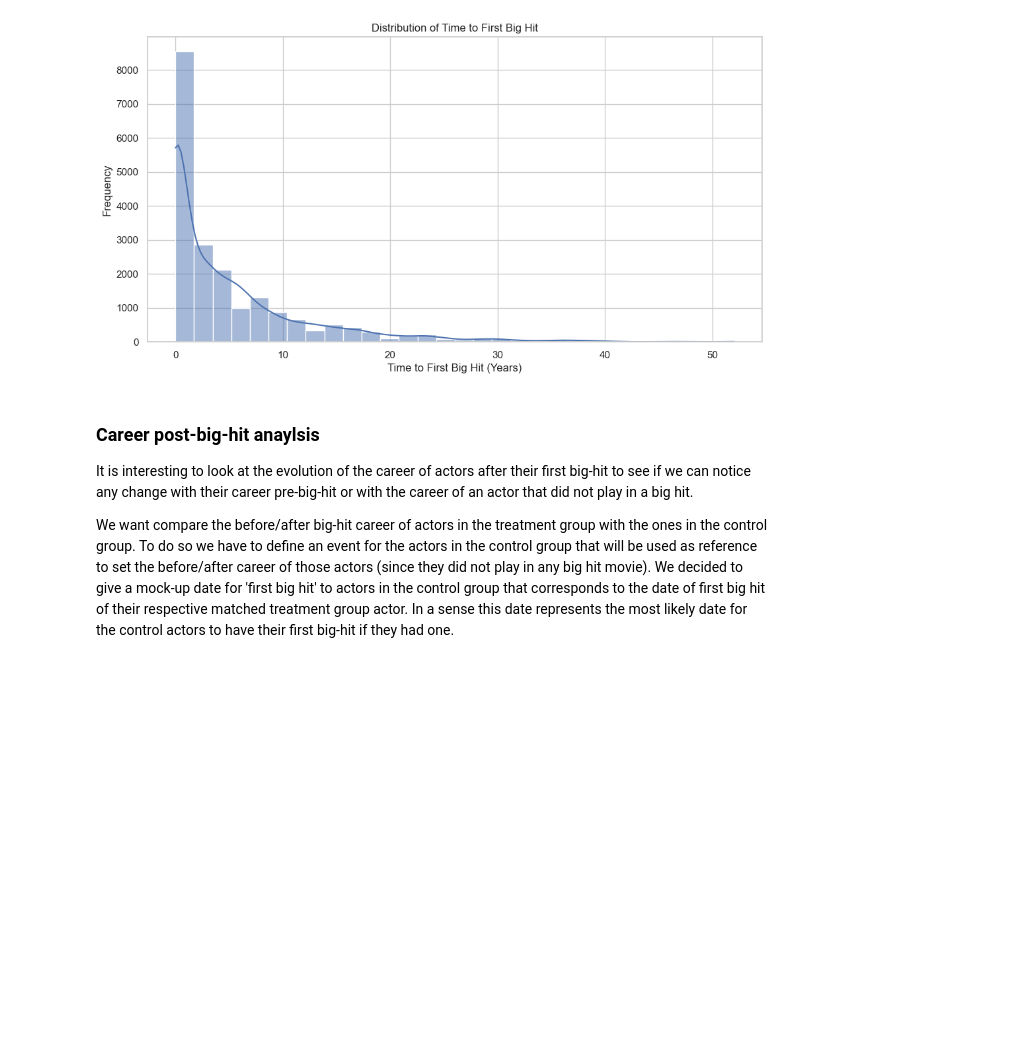
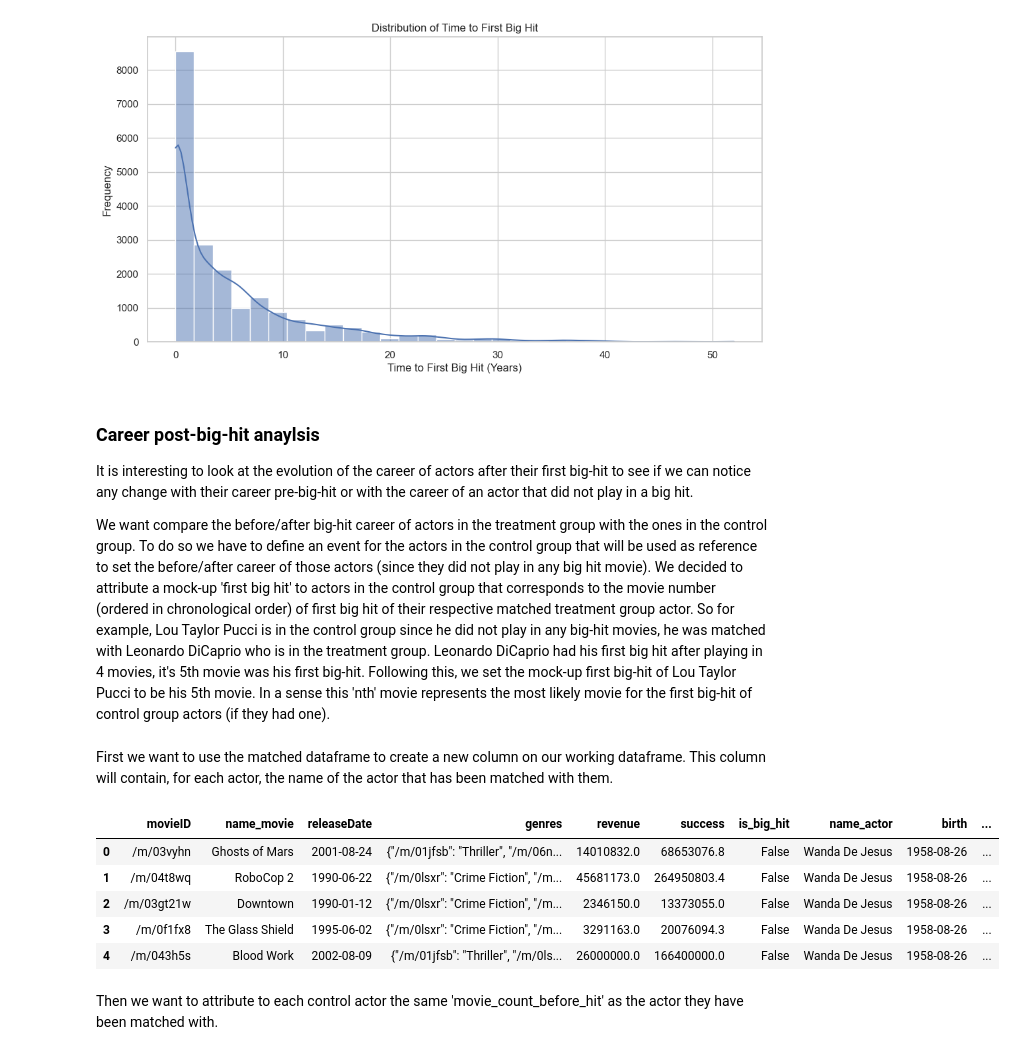
Before and after one commit to epfl-ada/ada-2023-project-pinacolada23, a Jupyter notebook: observational_study.ipynb, the cells around one changed output. Saved outputs shown, nothing was run; the diff lists cells and outputs as text; code cells hidden in the pictures; blank space fills up the shorter version.

```diff
--- a/observational_study.ipynb
+++ b/observational_study.ipynb
@@ -185,5 +187,38 @@ plt.show()
 
 It is interesting to look at the evolution of the career of actors after their first big-hit to see if we can notice any change with their career pre-big-hit or with the career of an actor that did not play in a big hit.
 
-We want compare the before/after big-hit career of actors in the treatment group with the ones in the control group. To do so we have to define an event for the actors in the control group that will be used as reference to set the before/after career of those actors (since they did not play in any big hit movie). We decided to give a mock-up date for 'first big hit' to actors in the control group that corresponds to the date of first big hit of their respective matched treatment group actor. In a sense this date represents the most likely date for the control actors to have their first big-hit if they had one.
+We want compare the before/after big-hit career of actors in the treatment group with the ones in the control group. To do so we have to define an event for the actors in the control group that will be used as reference to set the before/after career of those actors (since they did not play in any big hit movie). We decided to attribute a mock-up 'first big hit' to actors in the control group that corresponds to the movie number (ordered in chronological order) of first big hit of their respective matched treatment group actor. So for example, Lou Taylor Pucci is in the control group since he did not play in any big-hit movies, he was matched with Leonardo DiCaprio who is in the treatment group. Leonardo DiCaprio had his first big hit after playing in 4 movies, it's 5th movie was his first big-hit. Following this, we set the mock-up first big-hit of Lou Taylor Pucci to be his 5th movie. In a sense this 'nth' movie represents the most likely movie for the first big-hit of control group actors (if they had one).
+# %% [markdown]
+First we want to use the matched dataframe to create a new column on our working dataframe. This column will contain, for each actor, the name of the actor that has been matched with them.
+# %%
+# Keep only interesting columns for subsequent analysis
+col = ['movieID', 'name_movie', 'releaseDate', 'genres',  'revenue', 'success', 'is_big_hit', 'name_actor',
+       'birth', 'big_hit_actor', 'movie_count_before_hit']
+df_career_analysis = df_movies_balanced[col].copy()
+# %%
+# Keep only name columns from the matched dataframe
+matched_df = matched_df[['name_actor_control', 'name_actor_treat']]
+
+# Create new column with the name of the matched actor (do this for treatment and control group):
+# First populate our dataframe with the mached treatment actor names for the control group
+df_career_analysis = pd.merge(df_career_analysis, matched_df, left_on='name_actor', right_on='name_actor_control', how='left')
+df_career_analysis = df_career_analysis.drop(labels='name_actor_control', axis=1)
+# Do the same for the treatment group
+df_career_analysis = pd.merge(df_career_analysis, matched_df, left_on='name_actor', right_on='name_actor_treat', how='left', suffixes=('', '_merge'))
+df_career_analysis = df_career_analysis.drop(labels='name_actor_treat_merge', axis=1)
+
+# Merge the two columns to form only one (matched_name)
+df_career_analysis['matched_name'] = df_career_analysis['name_actor_treat'].combine_first(df_career_analysis['name_actor_control'])
+df_career_analysis = df_career_analysis.drop(labels=['name_actor_control', 'name_actor_treat'], axis=1)
+
+df_career_analysis.head(5)
+# %% [output]
+|  | movieID | name_movie | releaseDate | genres | revenue | success | is_big_hit | name_actor | birth | ... |
+| 0 | /m/03vyhn | Ghosts of Mars | 2001-08-24 | {"/m/01jfsb": "Thriller", "/m/06n... | 14010832.0 | 68653076.8 | False | Wanda De Jesus | 1958-08-26 | ... |
+| 1 | /m/04t8wq | RoboCop 2 | 1990-06-22 | {"/m/0lsxr": "Crime Fiction", "/m... | 45681173.0 | 264950803.4 | False | Wanda De Jesus | 1958-08-26 | ... |
+| 2 | /m/03gt21w | Downtown | 1990-01-12 | {"/m/0lsxr": "Crime Fiction", "/m... | 2346150.0 | 13373055.0 | False | Wanda De Jesus | 1958-08-26 | ... |
+| 3 | /m/0f1fx8 | The Glass Shield | 1995-06-02 | {"/m/0lsxr": "Crime Fiction", "/m... | 3291163.0 | 20076094.3 | False | Wanda De Jesus | 1958-08-26 | ... |
+| 4 | /m/043h5s | Blood Work | 2002-08-09 | {"/m/01jfsb": "Thriller", "/m/0ls... | 26000000.0 | 166400000.0 | False | Wanda De Jesus | 1958-08-26 | ... |
+# %% [markdown]
+Then we want to attribute to each control actor the same 'movie_count_before_hit' as the actor they have been matched with.
 # %%
```
Also changed, not shown: parts of 15 cells of this notebook, 1 other file.
